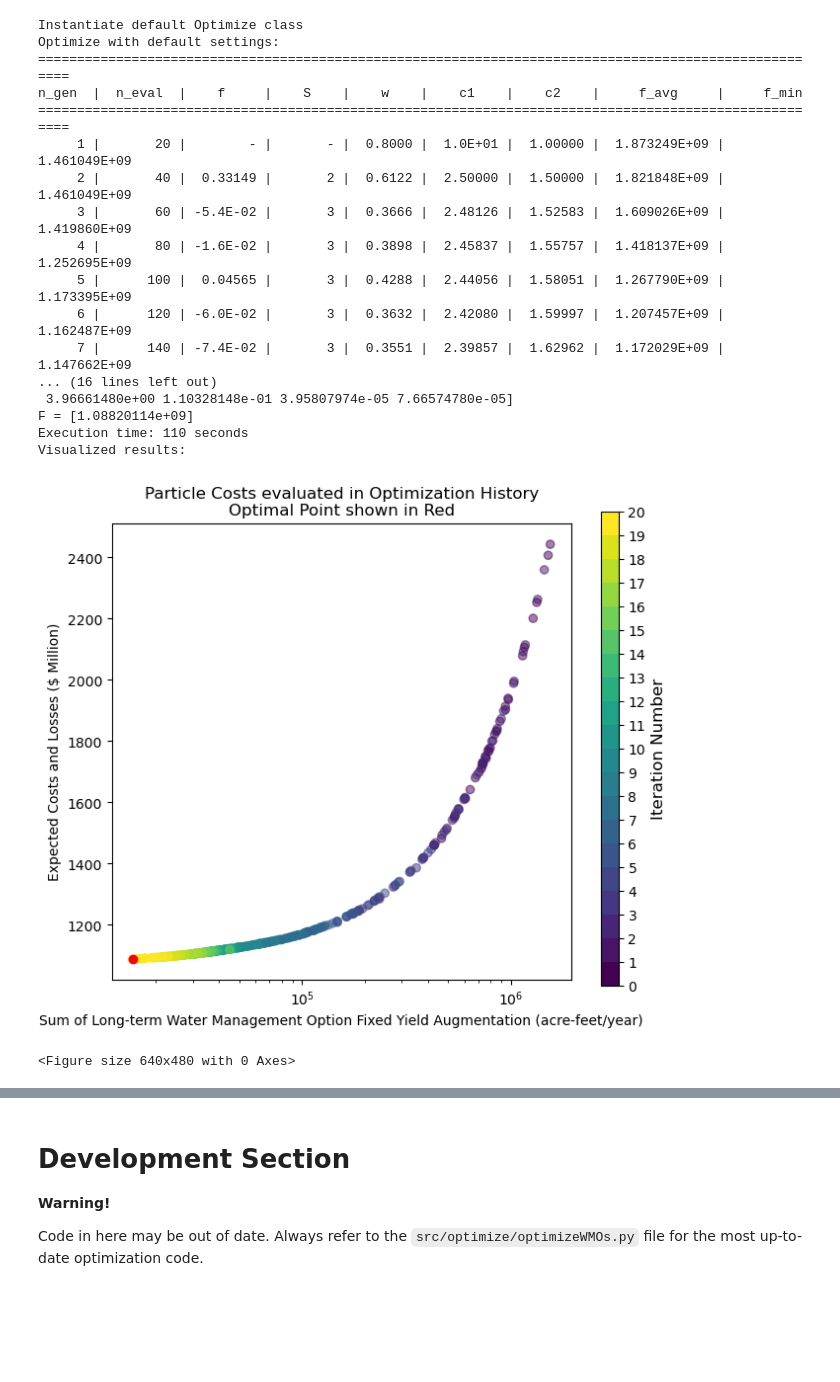
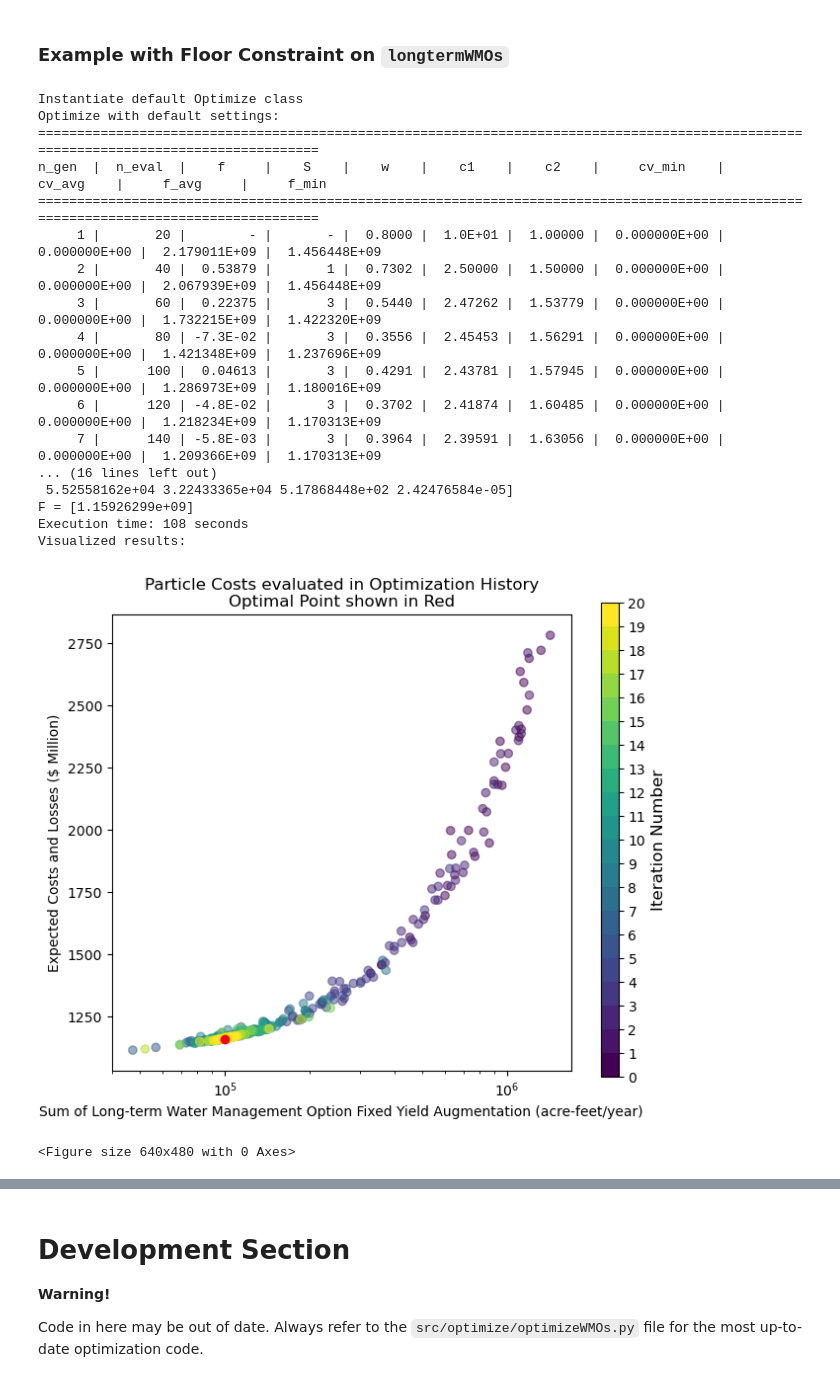
Before and after one commit to dayamuralidharan/California-Urban-Water-Management-Economic-Tool, a Jupyter notebook: CaUWMET/OptimizeWMOsDemo.ipynb, the cells around one changed output, grey strips where cells are left out. Drawn from its saved outputs; the diff is of its cells as text; code cells hidden in the pictures; blank space fills up the shorter version.

Commit message:
Optimization Visualization Improvements
Update visualization of optimization history to work as expected with floor and ceiling constraints on the longtermWMO sum

```diff
--- a/CaUWMET/OptimizeWMOsDemo.ipynb
+++ b/CaUWMET/OptimizeWMOsDemo.ipynb
@@ -11,46 +61,48 @@ One may need to use ipykernel `pip` to install and import libraries....
+# %% [markdown]
+### Example with Floor Constraint on `longtermWMOs`
 # %%
 from src.optimization.optimizeWMOs import OptimizeWMOs
 
 # parameterize the optimization - class defaults below...
 year='2045'
 contractor='Metropolitan Water District of Southern California'
-wmoFloor=None
+wmoFloor=10**5
 wmoCeiling=None
 lowerBounds=[0]*8
 upperBounds='longtermWMOVolumeLimits'
 
 print("Instantiate default Optimize class")
 optimizeWMOs = OptimizeWMOs(
     year=year,
     contractor=contractor,
     wmoFloor=wmoFloor,
     wmoCeiling=wmoCeiling,
     lowerBounds=lowerBounds,
     upperBounds=upperBounds
 )
 
 print("Optimize with default settings:")
-optimizeWMOs.optimize()
+res2 = optimizeWMOs.optimize()
 
 print("Visualized results:")
 optimizeWMOs.visualization_a(save=True)
 # %% [output]
 Instantiate default Optimize class
 Optimize with default settings:
-======================================================================================================
-n_gen  |  n_eval  |    f     |    S    |    w    |    c1    |    c2    |     f_avg     |     f_min
-======================================================================================================
-     1 |       20 |        - |       - |  0.8000 |  1.0E+01 |  1.00000 |  1.873249E+09 |  1.461049E+09
-     2 |       40 |  0.33149 |       2 |  0.6122 |  2.50000 |  1.50000 |  1.821848E+09 |  1.461049E+09
-     3 |       60 | -5.4E-02 |       3 |  0.3666 |  2.48126 |  1.52583 |  1.609026E+09 |  1.419860E+09
-     4 |       80 | -1.6E-02 |       3 |  0.3898 |  2.45837 |  1.55757 |  1.418137E+09 |  1.252695E+09
-     5 |      100 |  0.04565 |       3 |  0.4288 |  2.44056 |  1.58051 |  1.267790E+09 |  1.173395E+09
-     6 |      120 | -6.0E-02 |       3 |  0.3632 |  2.42080 |  1.59997 |  1.207457E+09 |  1.162487E+09
-     7 |      140 | -7.4E-02 |       3 |  0.3551 |  2.39857 |  1.62962 |  1.172029E+09 |  1.147662E+09
+======================================================================================================================================
+n_gen  |  n_eval  |    f     |    S    |    w    |    c1    |    c2    |     cv_min    |     cv_avg    |     f_avg     |     f_min
+======================================================================================================================================
+     1 |       20 |        - |       - |  0.8000 |  1.0E+01 |  1.00000 |  0.000000E+00 |  0.000000E+00 |  2.179011E+09 |  1.456448E+09
+     2 |       40 |  0.53879 |       1 |  0.7302 |  2.50000 |  1.50000 |  0.000000E+00 |  0.000000E+00 |  2.067939E+09 |  1.456448E+09
+     3 |       60 |  0.22375 |       3 |  0.5440 |  2.47262 |  1.53779 |  0.000000E+00 |  0.000000E+00 |  1.732215E+09 |  1.422320E+09
+     4 |       80 | -7.3E-02 |       3 |  0.3556 |  2.45453 |  1.56291 |  0.000000E+00 |  0.000000E+00 |  1.421348E+09 |  1.237696E+09
+     5 |      100 |  0.04613 |       3 |  0.4291 |  2.43781 |  1.57945 |  0.000000E+00 |  0.000000E+00 |  1.286973E+09 |  1.180016E+09
+     6 |      120 | -4.8E-02 |       3 |  0.3702 |  2.41874 |  1.60485 |  0.000000E+00 |  0.000000E+00 |  1.218234E+09 |  1.170313E+09
+     7 |      140 | -5.8E-03 |       3 |  0.3964 |  2.39591 |  1.63056 |  0.000000E+00 |  0.000000E+00 |  1.209366E+09 |  1.170313E+09
 ... (16 lines left out)
- 3.96661480e+00 1.10328148e-01 3.95807974e-05 7.66574780e-05]
-F = [1.08820114e+09]
-Execution time: 110 seconds
+ 5.52558162e+04 3.22433365e+04 5.17868448e+02 2.42476584e-05]
+F = [1.15926299e+09]
+Execution time: 108 seconds
 Visualized results:
-[figure, old version]
+[figure, new version]
 <Figure size 640x480 with 0 Axes>
```
Also changed, not shown: parts of 7 cells of this notebook, 1 other file.
